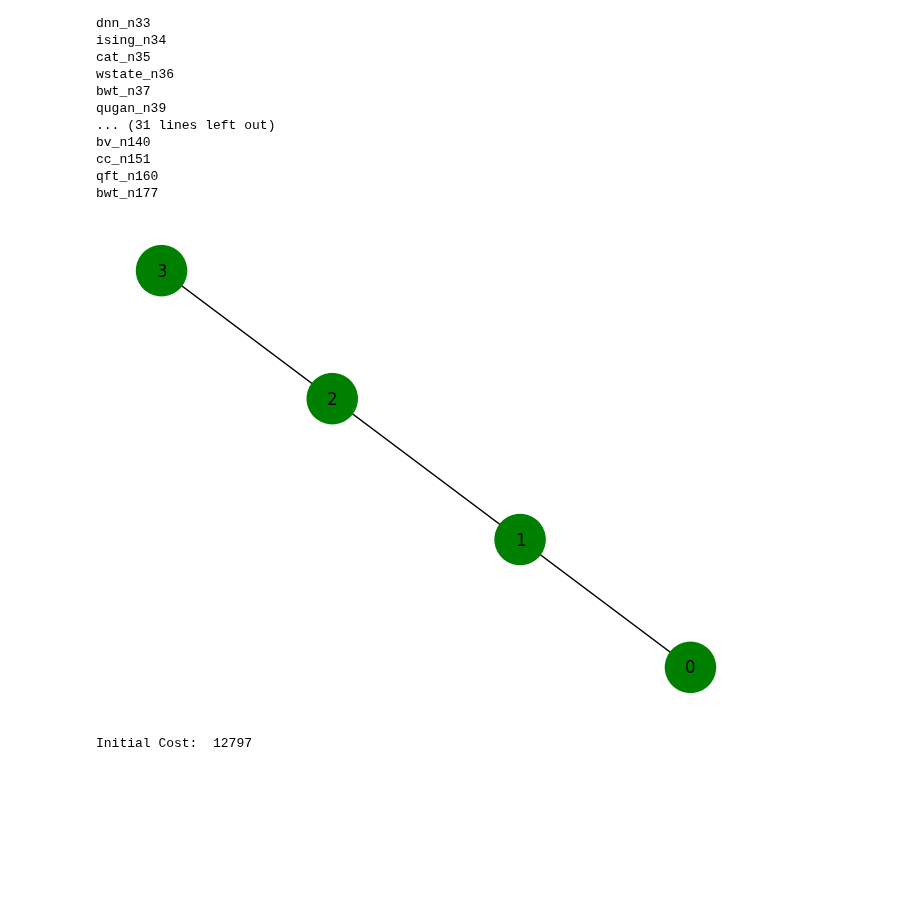
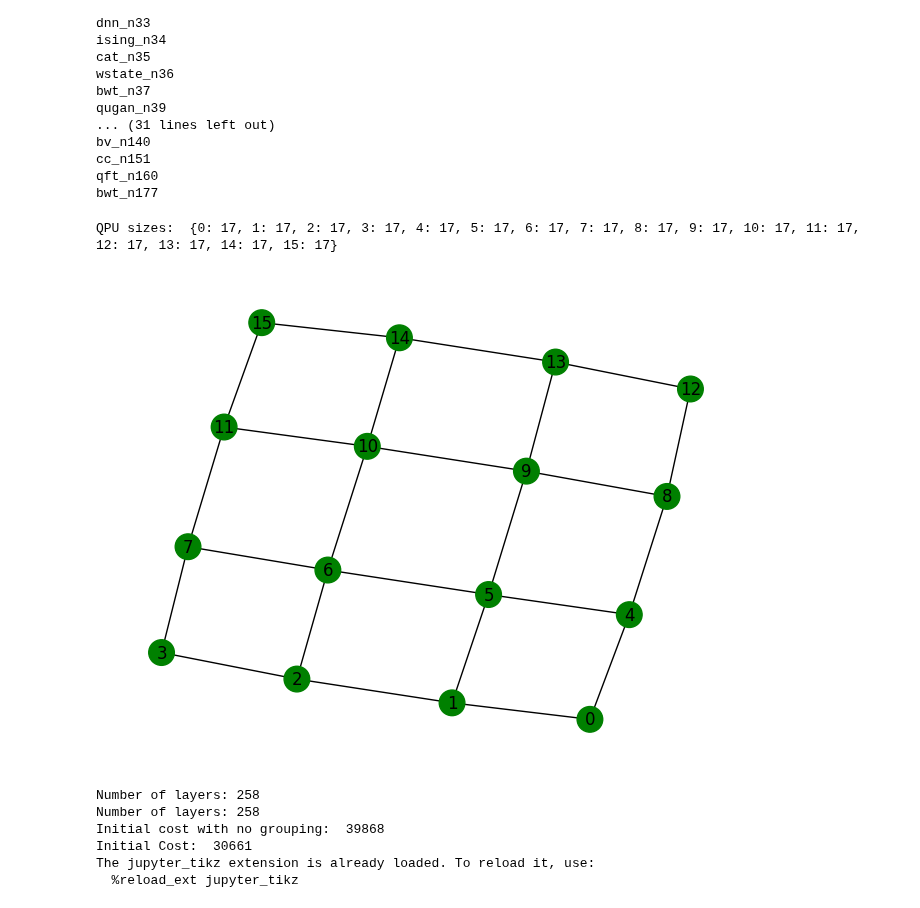
Before and after one commit to felix-burt/DISQCO, a Jupyter notebook: Demos/beta/quantum_network_BFS.ipynb, the cells around one changed output. Cells and saved outputs as stored; diff of their text form; code cells hidden in the pictures; blank space fills up the shorter version.

```diff
--- a/Demos/beta/quantum_network_BFS.ipynb
+++ b/Demos/beta/quantum_network_BFS.ipynb
@@ -49,6 +49,7 @@ from disqco.parti.FM.multilevel_FM import MLFM_recursive_hetero
 import networkx as nx
 import networkx as nx
 from copy import deepcopy
+import numpy as np
 
 num_qubits = 256
 
@@ -60,7 +61,7 @@ num_qubits = 256
 
 circuit = cp_fraction(  num_qubits=num_qubits,
                         depth=num_qubits,
-                        fraction= 0.5)
+                        fraction= 0.5, seed=42)
 
 # circuit = cz_fraction(  num_qubits=num_qubits,
                         # depth=num_qubits,
@@ -198,6 +199,8 @@ def network_of_grids(num_grids, nodes_per_grid, l, qpu_size):
 
     return all_edges, labels
 
+
+
 # coupling = grid_coupling(num_partitions)
 
 
@@ -206,41 +209,57 @@ def network_of_grids(num_grids, nodes_per_grid, l, qpu_size):
 # coupling = None
 
 
-num_partitions = 4
+num_partitions = 16
 
 coupling = linear_coupling(num_partitions)
 
-# coupling = grid_coupling(num_partitions)
+coupling = grid_coupling(num_partitions)
 
 # coupling = random_coupling(num_partitions, 0.1)
 
-qpu_sizes = [int(num_qubits/num_partitions)+1 for i in range(num_partitions)]
+# coupling = tree_network(num_partitions, 5)
+
+qpu_sizes = [int(np.ceil(num_qubits/num_partitions))+1 for i in range(num_partitions)]
 
 
 initial_qpu_sizes = {i: qpu_sizes[i] for i in range(num_partitions)}
+print("QPU sizes: ", initial_qpu_sizes)
 
 
 from disqco.graphs.quantum_network import QuantumNetwork
+
+
 
 initial_network = QuantumNetwork(qpu_sizes, coupling)
 initial_network.draw()
 network = deepcopy(initial_network)
 initial_graph = QuantumCircuitHyperGraph(circuit, group_gates = True, anti_diag = True)
+depth = initial_graph.depth
 
-depth = initial_graph.depth
+graph_no_grouping = QuantumCircuitHyperGraph(circuit, group_gates = False, anti_diag = True)
 
 
 graph = deepcopy(initial_graph)
 assignment = set_initial_partitions(network, num_qubits, depth, num_partitions)
+
+initial_cost_no_grouping = calculate_full_cost_hetero(hypergraph=graph_no_grouping, assignment=assignment, num_partitions=num_partitions, costs = {}, network=network)
+
+print("Initial cost with no grouping: ", initial_cost_no_grouping)
 
 initial_cost = calculate_full_cost_hetero(hypergraph=graph, assignment=assignment, num_partitions=num_partitions, costs = {}, network=network)
 
 print("Initial Cost: ", initial_cost)
 
 %load_ext jupyter_tikz
 # %% [output]
+QPU sizes:  {0: 17, 1: 17, 2: 17, 3: 17, 4: 17, 5: 17, 6: 17, 7: 17, 8: 17, 9: 17, 10: 17, 11: 17, 12: 17, 13: 17, 14: 17, 15: 17}
-[figure, old version]
+[figure, new version]
-Initial Cost:  12797
+Number of layers: 258
+Number of layers: 258
+Initial cost with no grouping:  39868
+Initial Cost:  30661
+The jupyter_tikz extension is already loaded. To reload it, use:
+  %reload_ext jupyter_tikz
 # %%
 from disqco.parti.FM.net_coarsened_FM import run_net_coarsened_FM
 
```
Also changed, not shown: parts of 4 cells of this notebook, 36 other files.
